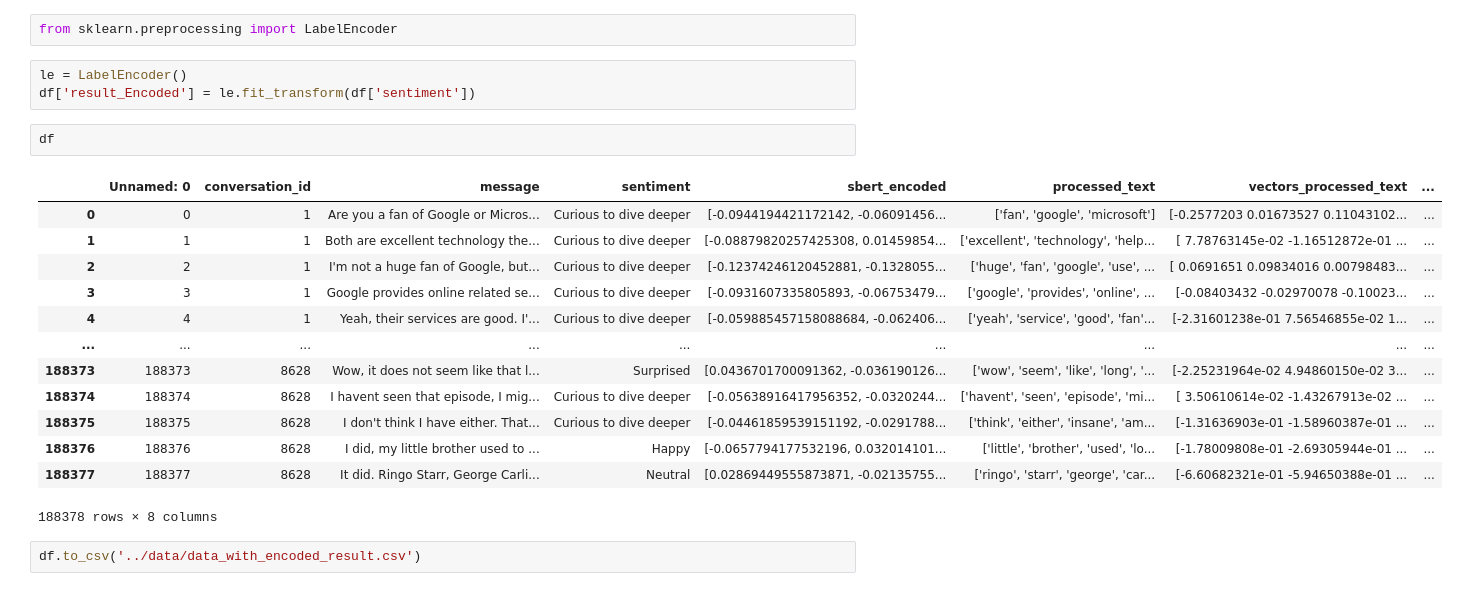
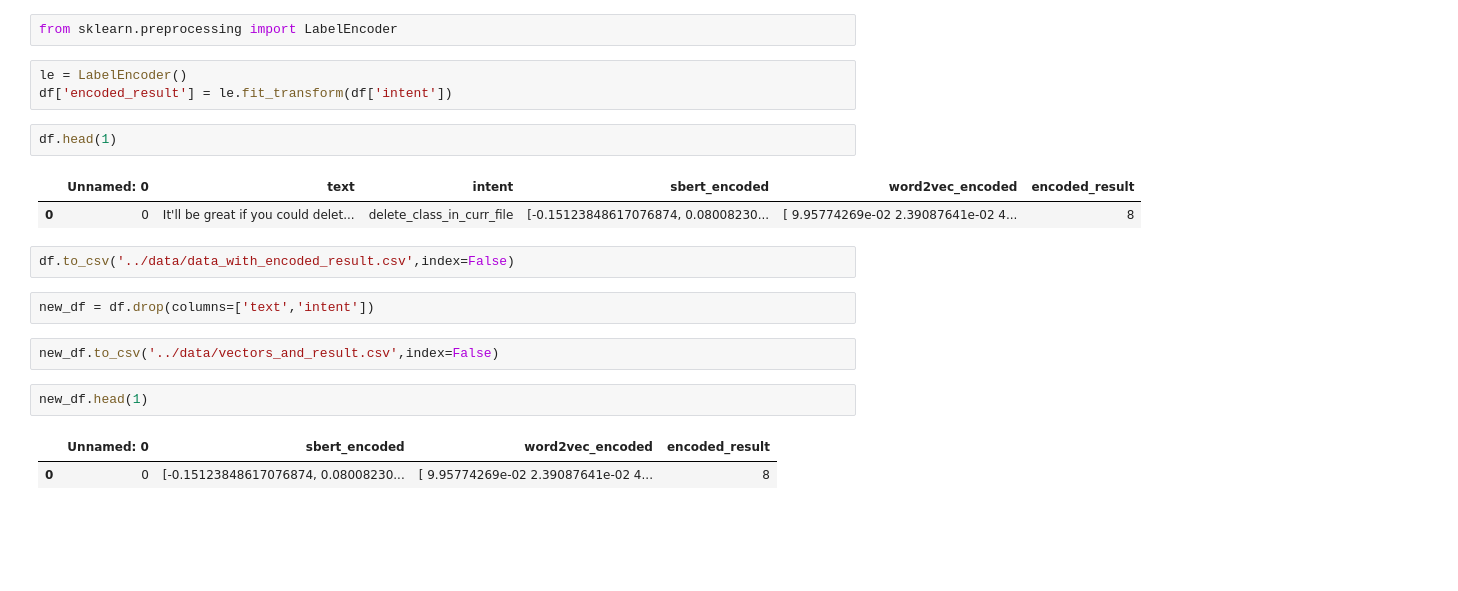
Before and after one commit to Nirbhik01/chatbot-with-intent-classification, a Jupyter notebook: utils/encode_result_col.ipynb, the cells around one changed output. Cells and saved outputs as stored; diff of their text form; blank space fills up the shorter version.

Commit message:
(intent classification completed):used different dataset with mlp classifier and sbert encoding

```diff
--- a/utils/encode_result_col.ipynb
+++ b/utils/encode_result_col.ipynb
@@ -20,22 +11,20 @@ df.head(10)
 from sklearn.preprocessing import LabelEncoder
 # %%
 le = LabelEncoder()
-df['result_Encoded'] = le.fit_transform(df['sentiment'])
+df['encoded_result'] = le.fit_transform(df['intent'])
 # %%
-df
+df.head(1)
 # %% [output]
-|  | Unnamed: 0 | conversation_id | message | sentiment | sbert_encoded | processed_text | vectors_processed_text | ... |
-| 0 | 0 | 1 | Are you a fan of Google or Micros... | Curious to dive deeper | [-0.0944194421172142, -0.06091456... | ['fan', 'google', 'microsoft'] | [-0.2577203 0.01673527 0.11043102... | ... |
-| 1 | 1 | 1 | Both are excellent technology the... | Curious to dive deeper | [-0.08879820257425308, 0.01459854... | ['excellent', 'technology', 'help... | [ 7.78763145e-02 -1.16512872e-01 ... | ... |
-| 2 | 2 | 1 | I'm not a huge fan of Google, but... | Curious to dive deeper | [-0.12374246120452881, -0.1328055... | ['huge', 'fan', 'google', 'use', ... | [ 0.0691651 0.09834016 0.00798483... | ... |
-| 3 | 3 | 1 | Google provides online related se... | Curious to dive deeper | [-0.0931607335805893, -0.06753479... | ['google', 'provides', 'online', ... | [-0.08403432 -0.02970078 -0.10023... | ... |
-| 4 | 4 | 1 | Yeah, their services are good. I'... | Curious to dive deeper | [-0.059885457158088684, -0.062406... | ['yeah', 'service', 'good', 'fan'... | [-2.31601238e-01 7.56546855e-02 1... | ... |
-| ... | ... | ... | ... | ... | ... | ... | ... | ... |
-| 188373 | 188373 | 8628 | Wow, it does not seem like that l... | Surprised | [0.0436701700091362, -0.036190126... | ['wow', 'seem', 'like', 'long', '... | [-2.25231964e-02 4.94860150e-02 3... | ... |
-| 188374 | 188374 | 8628 | I havent seen that episode, I mig... | Curious to dive deeper | [-0.05638916417956352, -0.0320244... | ['havent', 'seen', 'episode', 'mi... | [ 3.50610614e-02 -1.43267913e-02 ... | ... |
-| 188375 | 188375 | 8628 | I don't think I have either. That... | Curious to dive deeper | [-0.04461859539151192, -0.0291788... | ['think', 'either', 'insane', 'am... | [-1.31636903e-01 -1.58960387e-01 ... | ... |
-| 188376 | 188376 | 8628 | I did, my little brother used to ... | Happy | [-0.0657794177532196, 0.032014101... | ['little', 'brother', 'used', 'lo... | [-1.78009808e-01 -2.69305944e-01 ... | ... |
-| 188377 | 188377 | 8628 | It did. Ringo Starr, George Carli... | Neutral | [0.02869449555873871, -0.02135755... | ['ringo', 'starr', 'george', 'car... | [-6.60682321e-01 -5.94650388e-01 ... | ... |
+|  | Unnamed: 0 | text | intent | sbert_encoded | word2vec_encoded | encoded_result |
+| 0 | 0 | It'll be great if you could delet... | delete_class_in_curr_file | [-0.15123848617076874, 0.08008230... | [ 9.95774269e-02 2.39087641e-02 4... | 8 |
-188378 rows × 8 columns
 # %%
-df.to_csv('../data/data_with_encoded_result.csv')
+df.to_csv('../data/data_with_encoded_result.csv',index=False)
+# %%
+new_df = df.drop(columns=['text','intent'])
+# %%
+new_df.to_csv('../data/vectors_and_result.csv',index=False)
+# %%
+new_df.head(1)
+# %% [output]
+|  | Unnamed: 0 | sbert_encoded | word2vec_encoded | encoded_result |
+| 0 | 0 | [-0.15123848617076874, 0.08008230... | [ 9.95774269e-02 2.39087641e-02 4... | 8 |
```
Also changed, not shown: parts of 1 cell of this notebook, 6 other files.
